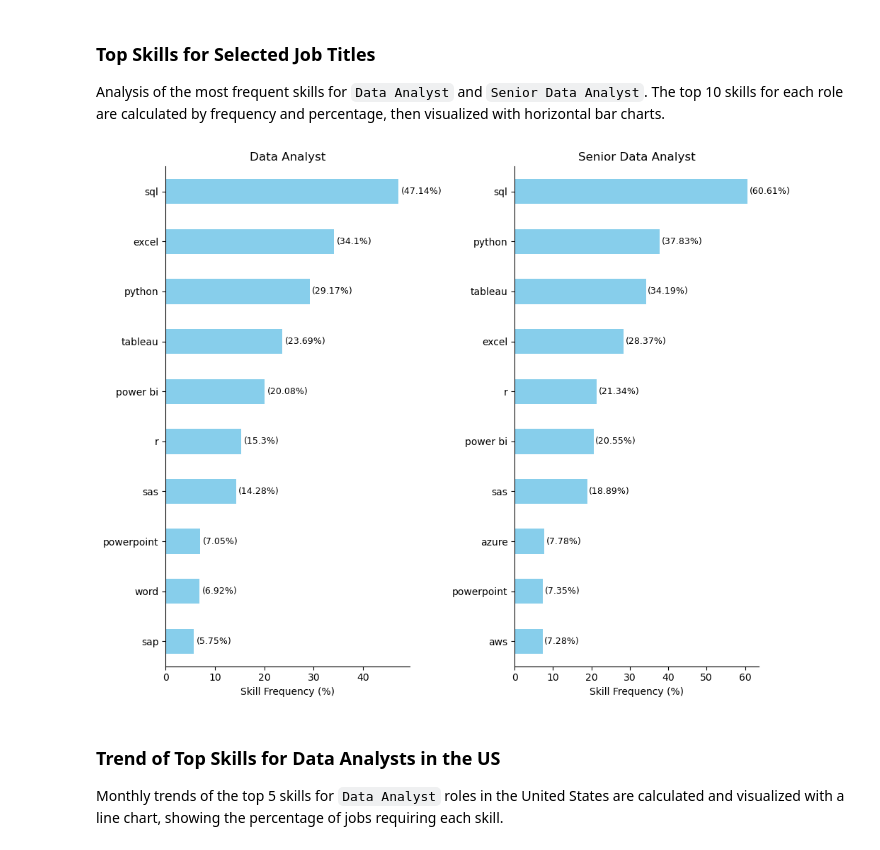
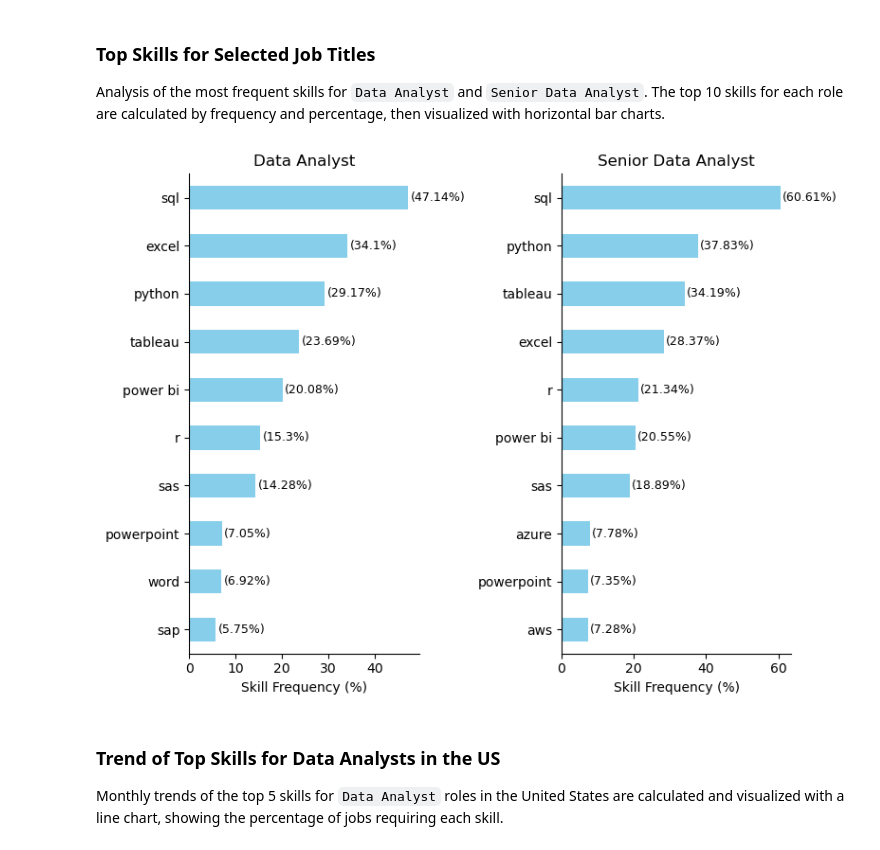
Before and after one commit to amrit-puru17/Python_, a Jupyter notebook: Python_Revision.ipynb, the cells around one changed output. Cells and saved outputs as stored; diff of their text form; code cells hidden in the pictures.

```diff
--- a/Python_Revision.ipynb
+++ b/Python_Revision.ipynb
@@ -83,39 +93,39 @@ Analysis of the most frequent skills for `Data Analyst` and `Senior Data Analyst
 # %%
 data_exp=data.explode('job_skills')
 jt_list = ['Data Analyst', 'Senior Data Analyst']
-f, ax = mplp.subplots(1, 2, figsize=(10, 8))
+f, ax = mplp.subplots(1, 2, figsize=(8, 6))
 
 for i, jt in enumerate(jt_list):
     # Top 10 skill counts
     a = (
         data_exp[data_exp.job_title_short == jt]
         .groupby('job_skills')
         .size()
         .sort_values(ascending=False)
         .head(10)
         .to_frame(name='skill_count')
     )
 
     # Total number of jobs for the title
     b = len(data[data.job_title_short == jt])
 
     # Calculate Percentage (Likelihood)
     c = (a['skill_count'] / b * 100).round(2).sort_values()
 
     c.plot(kind='barh', ax=ax[i], color='skyblue')
     ax[i].set_title(jt)
     ax[i].set_xlabel('Skill Frequency (%)')
     ax[i].set_ylabel('')
 
     # Add text
     for j, (skill, val) in enumerate(c.items()):
         ax[i].text(x=val + 0.5, y=j, s=f"({val}%)", va='center', fontsize=9)
 
 sns.despine()
 mplp.tight_layout()
 mplp.show()
 # %% [output]
-[figure, old version]
+[figure, new version]
 # %% [markdown]
 ### Trend of Top Skills for Data Analysts in the US
 
```
Also changed, not shown: parts of 2 cells of this notebook.
